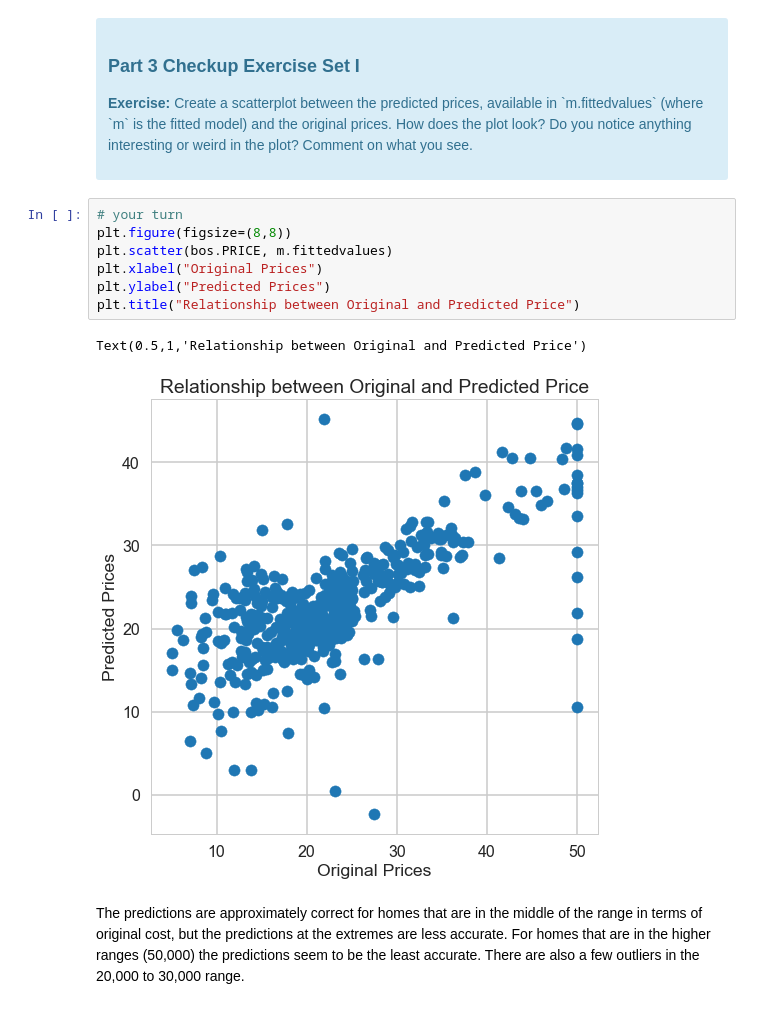
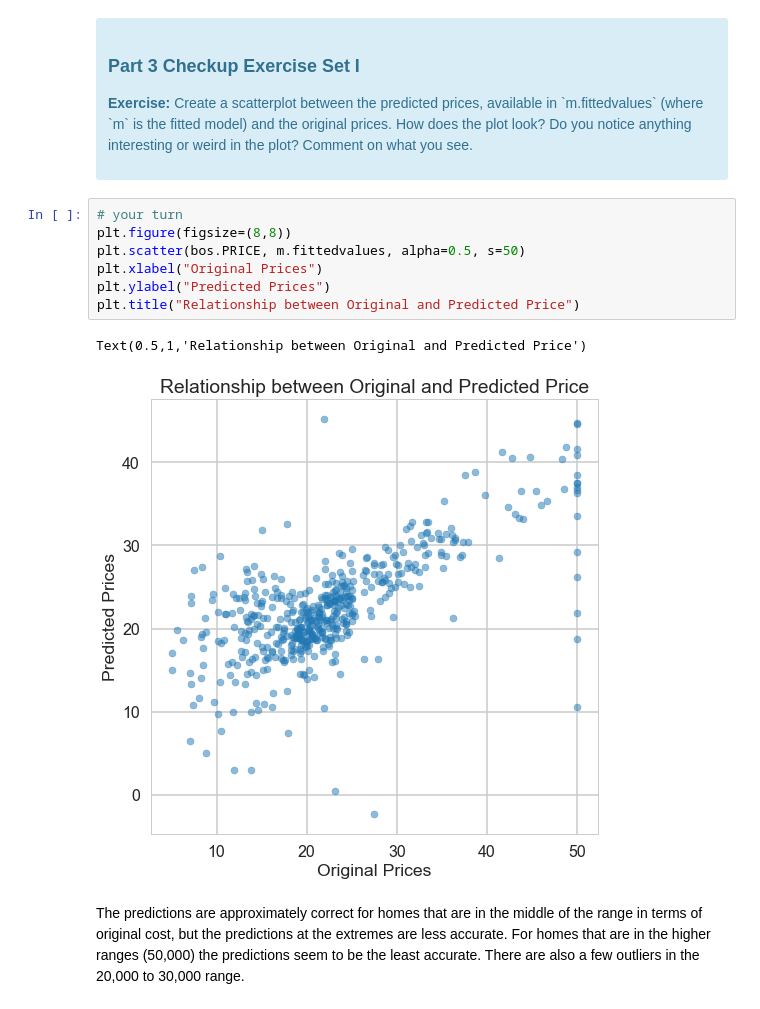
Before and after one commit to kellywong1314/Analytics-and-Machine-Learning, a Jupyter notebook: Mini-Projects/Boston Housing Linear Regression/Mini_Project_Linear_Regression.ipynb, the cells around one changed output. Drawn from its saved outputs; the diff is of its cells as text.

```diff
--- a/Mini-Projects/Boston Housing Linear Regression/Mini_Project_Linear_Regression.ipynb
+++ b/Mini-Projects/Boston Housing Linear Regression/Mini_Project_Linear_Regression.ipynb
@@ -473,13 +473,13 @@ Let's see how our model actually fit our data. We can see below that there is a
 # %%
 # your turn
 plt.figure(figsize=(8,8))
-plt.scatter(bos.PRICE, m.fittedvalues)
+plt.scatter(bos.PRICE, m.fittedvalues, alpha=0.5, s=50)
 plt.xlabel("Original Prices")
 plt.ylabel("Predicted Prices")
 plt.title("Relationship between Original and Predicted Price")
 # %% [output]
 Text(0.5,1,'Relationship between Original and Predicted Price')
-[figure, old version]
+[figure, new version]
 # %% [markdown]
 The predictions are approximately correct for homes that are in the middle of the range in terms of original cost, but the predictions at the extremes are less accurate. For homes that are in the higher ranges (50,000) the predictions seem to be the least accurate. There are also a few outliers in the 20,000 to 30,000  range.
 # %% [markdown]
```
Also changed, not shown: parts of 20 cells of this notebook.
